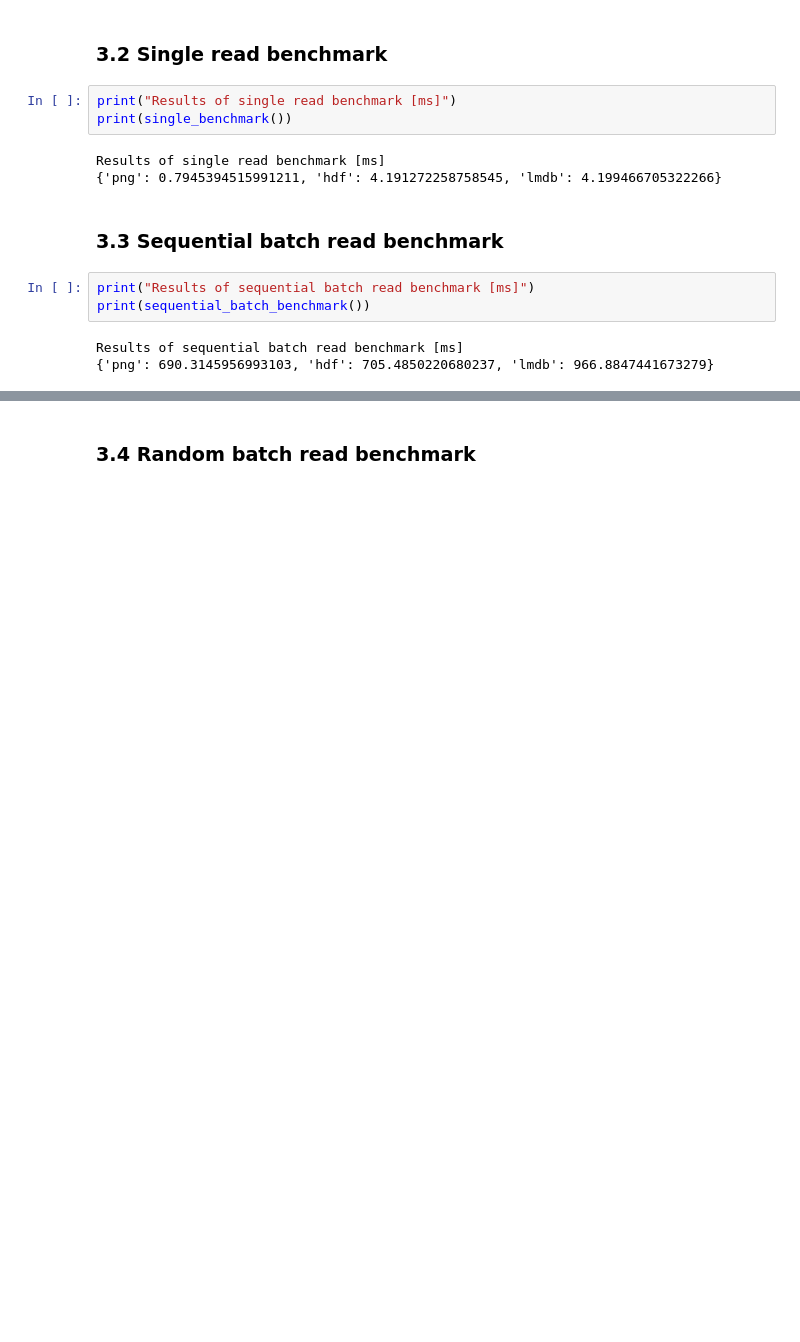
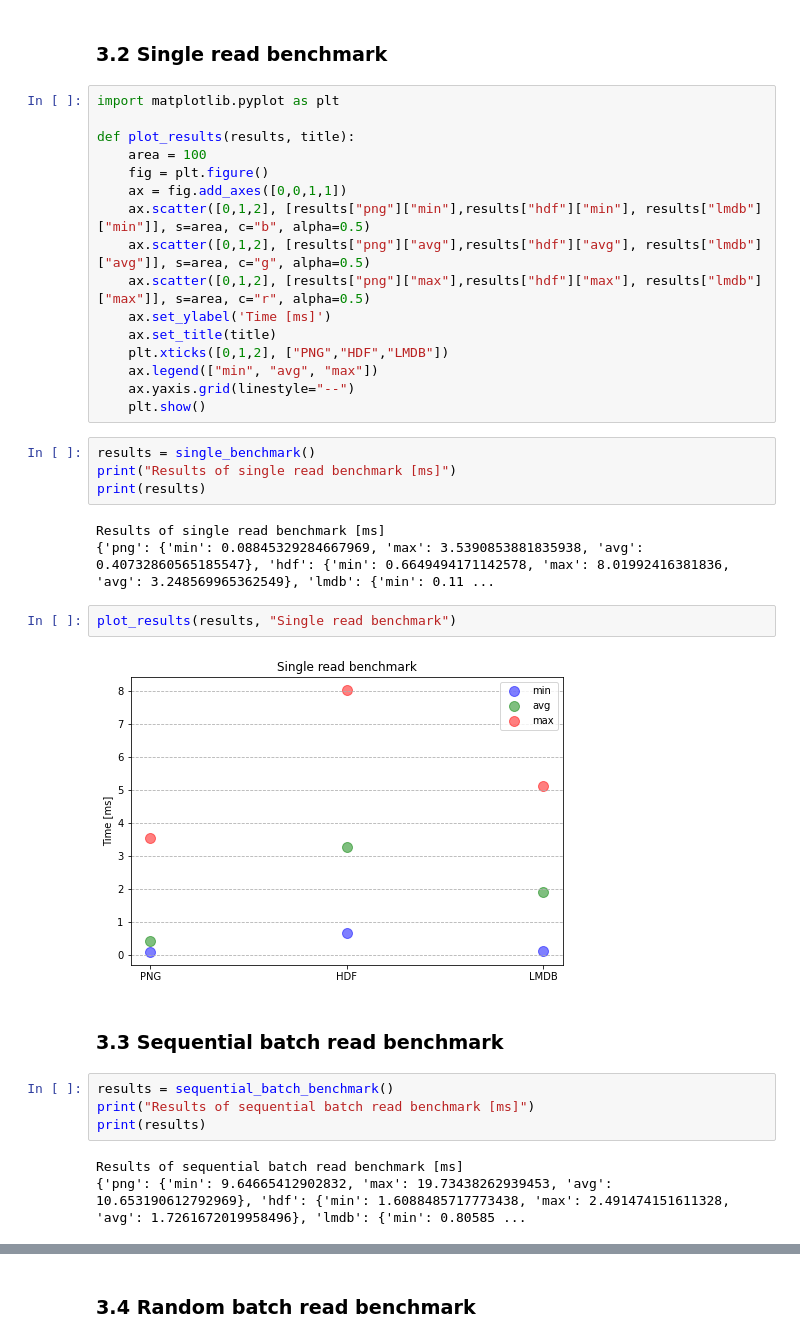
Before and after one commit to nyikovicsmate/thesis, a Jupyter notebook: utils/input_pipeline_benchmark.ipynb, the cells around one changed output, grey strips where cells are left out. Cells and saved outputs as stored; diff of their text form; blank space fills up the shorter version.

Commit message:
Update and prettify benchmark results.

```diff
--- a/utils/input_pipeline_benchmark.ipynb
+++ b/utils/input_pipeline_benchmark.ipynb
@@ -350,16 +344,38 @@ Results of size benchmark [MB]
 # %% [markdown]
 ### 3.2 Single read benchmark
+# %%
+import matplotlib.pyplot as plt
+
+def plot_results(results, title):
+    area = 100
+    fig = plt.figure()
+    ax = fig.add_axes([0,0,1,1])
+    ax.scatter([0,1,2], [results["png"]["min"],results["hdf"]["min"], results["lmdb"]["min"]], s=area, c="b", alpha=0.5)
+    ax.scatter([0,1,2], [results["png"]["avg"],results["hdf"]["avg"], results["lmdb"]["avg"]], s=area, c="g", alpha=0.5)
+    ax.scatter([0,1,2], [results["png"]["max"],results["hdf"]["max"], results["lmdb"]["max"]], s=area, c="r", alpha=0.5)
+    ax.set_ylabel('Time [ms]')
+    ax.set_title(title)
+    plt.xticks([0,1,2], ["PNG","HDF","LMDB"])
+    ax.legend(["min", "avg", "max"])
+    ax.yaxis.grid(linestyle="--")
+    plt.show()
 # %%
+results = single_benchmark()
 print("Results of single read benchmark [ms]")
-print(single_benchmark())
+print(results)
 # %% [output]
 Results of single read benchmark [ms]
-{'png': 0.7945394515991211, 'hdf': 4.191272258758545, 'lmdb': 4.199466705322266}
+{'png': {'min': 0.08845329284667969, 'max': 3.5390853881835938, 'avg': 0.40732860565185547}, 'hdf': {'min': 0.6649494171142578, 'max': 8.01992416381836, 'avg': 3.248569965362549}, 'lmdb': {'min': 0.11 ...
+# %%
+plot_results(results, "Single read benchmark")
+# %% [output]
+[figure, added]
 # %% [markdown]
 ### 3.3 Sequential batch read benchmark
 # %%
+results = sequential_batch_benchmark()
 print("Results of sequential batch read benchmark [ms]")
-print(sequential_batch_benchmark())
+print(results)
 # %% [output]
 Results of sequential batch read benchmark [ms]
-{'png': 690.3145956993103, 'hdf': 705.4850220680237, 'lmdb': 966.8847441673279}
+{'png': {'min': 9.64665412902832, 'max': 19.73438262939453, 'avg': 10.653190612792969}, 'hdf': {'min': 1.6088485717773438, 'max': 2.491474151611328, 'avg': 1.7261672019958496}, 'lmdb': {'min': 0.80585 ...
```
Also changed, not shown: parts of 19 cells of this notebook.
